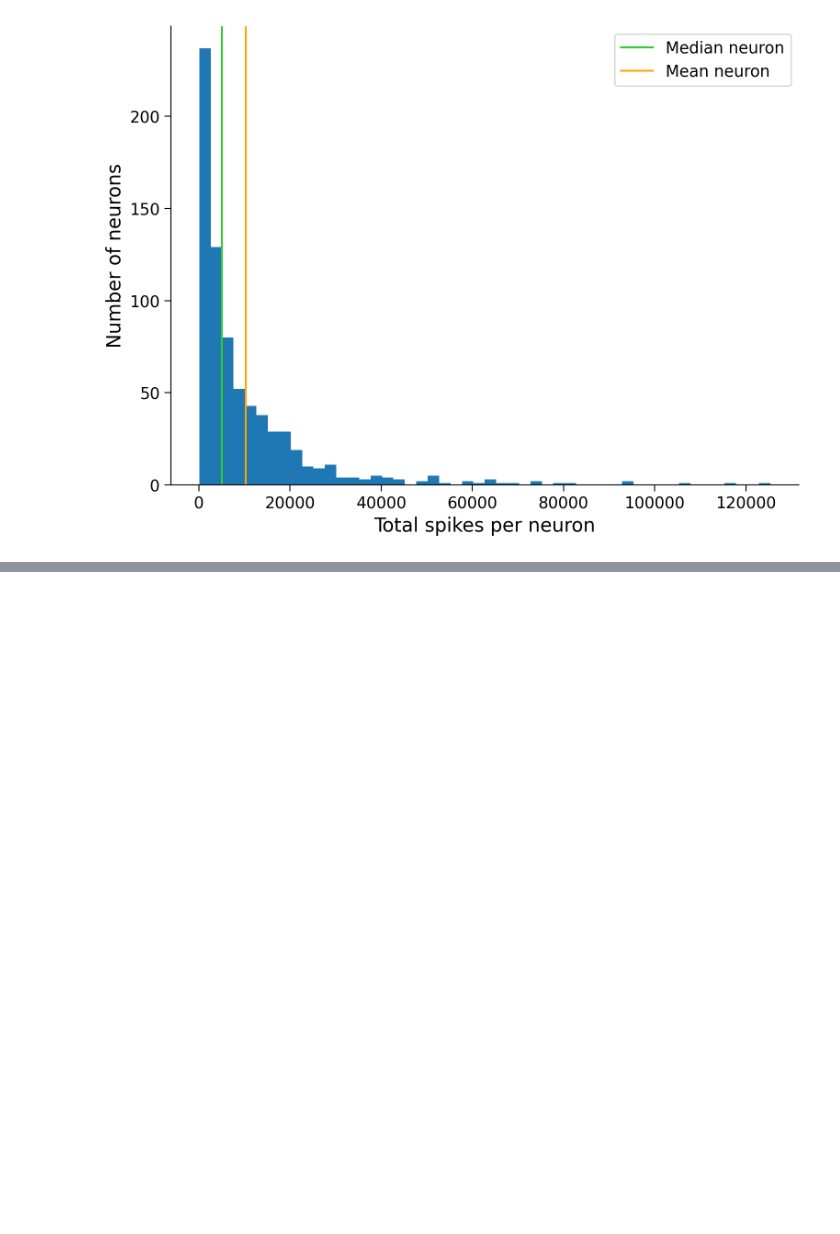
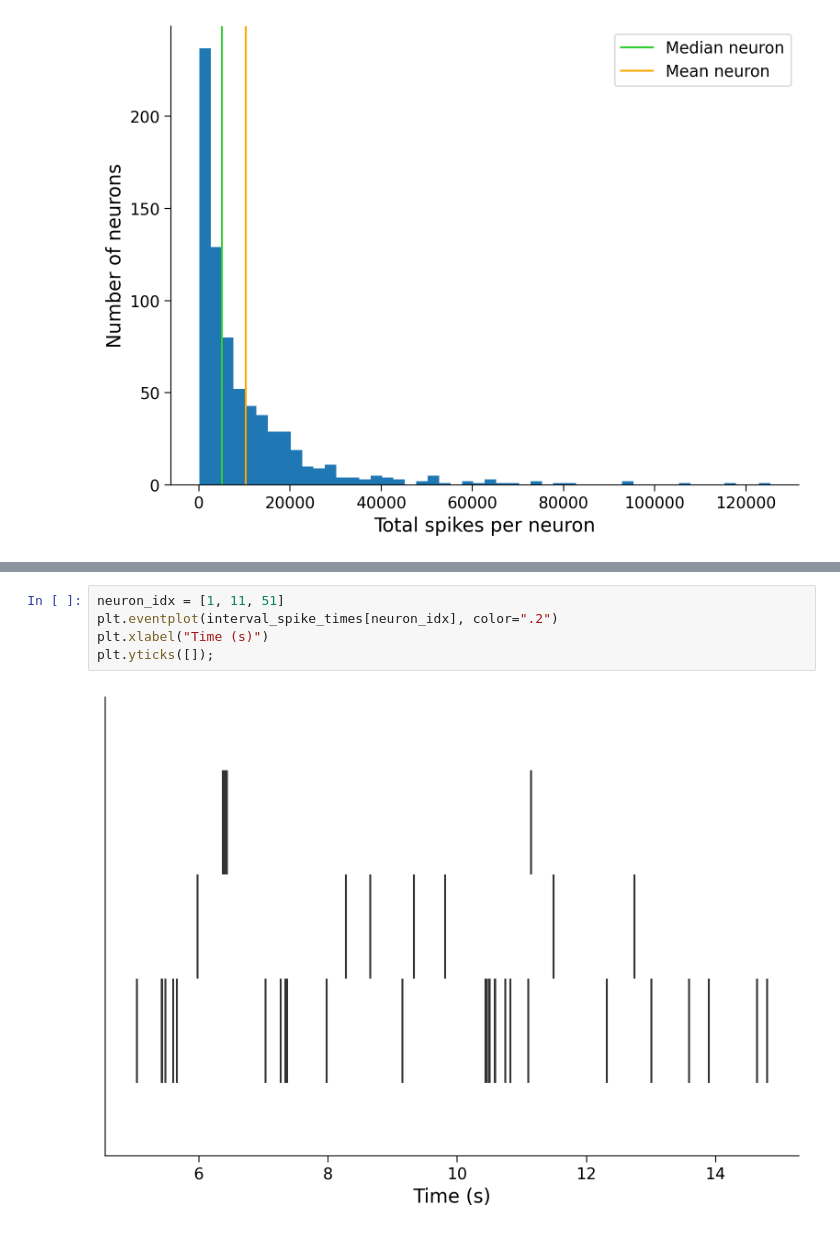
Before and after one commit to gforesman/comp_neuro_course, a Jupyter notebook: W1_tutorials.ipynb, the cells around one changed output, grey strips where cells are left out. Saved outputs shown, nothing was run; the diff lists cells and outputs as text; blank space fills up the shorter version.

```diff
--- a/W1_tutorials.ipynb
+++ b/W1_tutorials.ipynb
@@ -138,0 +234,7 @@ plt.legend()
+# %%
+neuron_idx = [1, 11, 51]
+plt.eventplot(interval_spike_times[neuron_idx], color=".2")
+plt.xlabel("Time (s)")
+plt.yticks([]);
+# %% [output]
+[figure, added]
```
Also changed, not shown: parts of 12 cells of this notebook.
